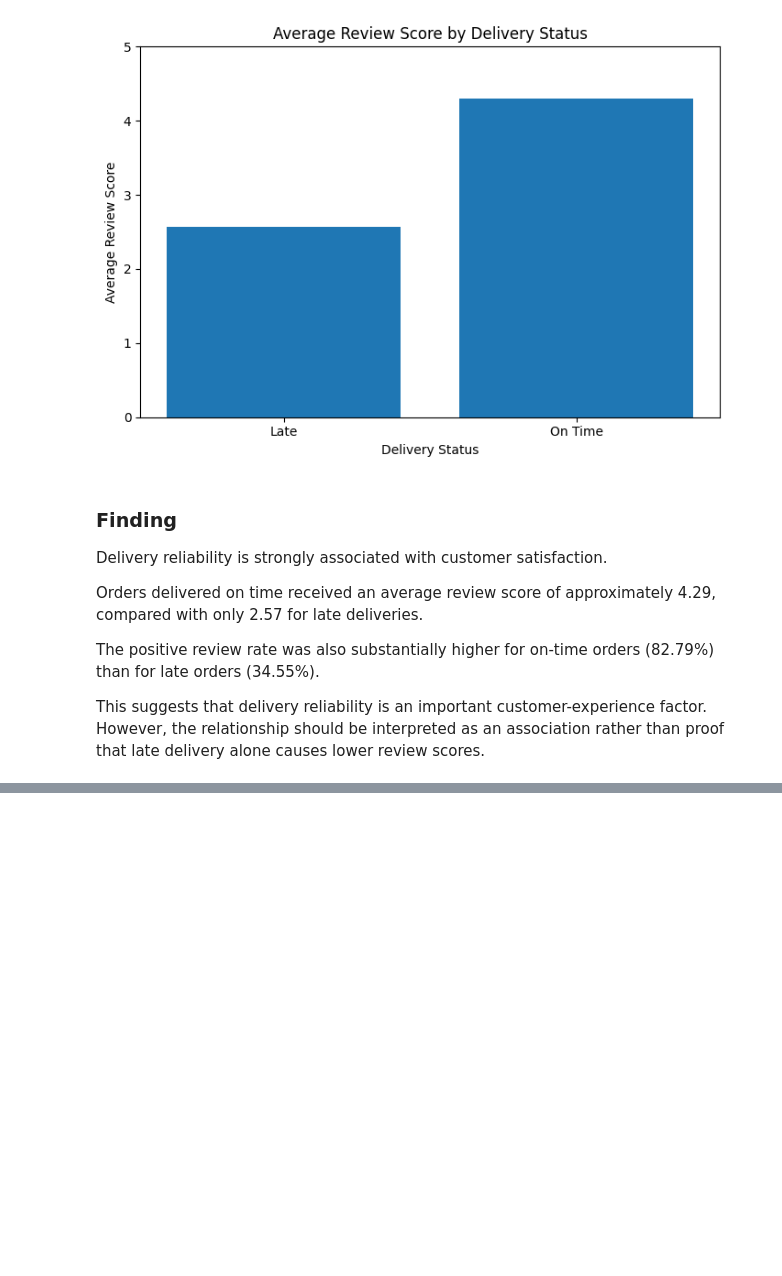
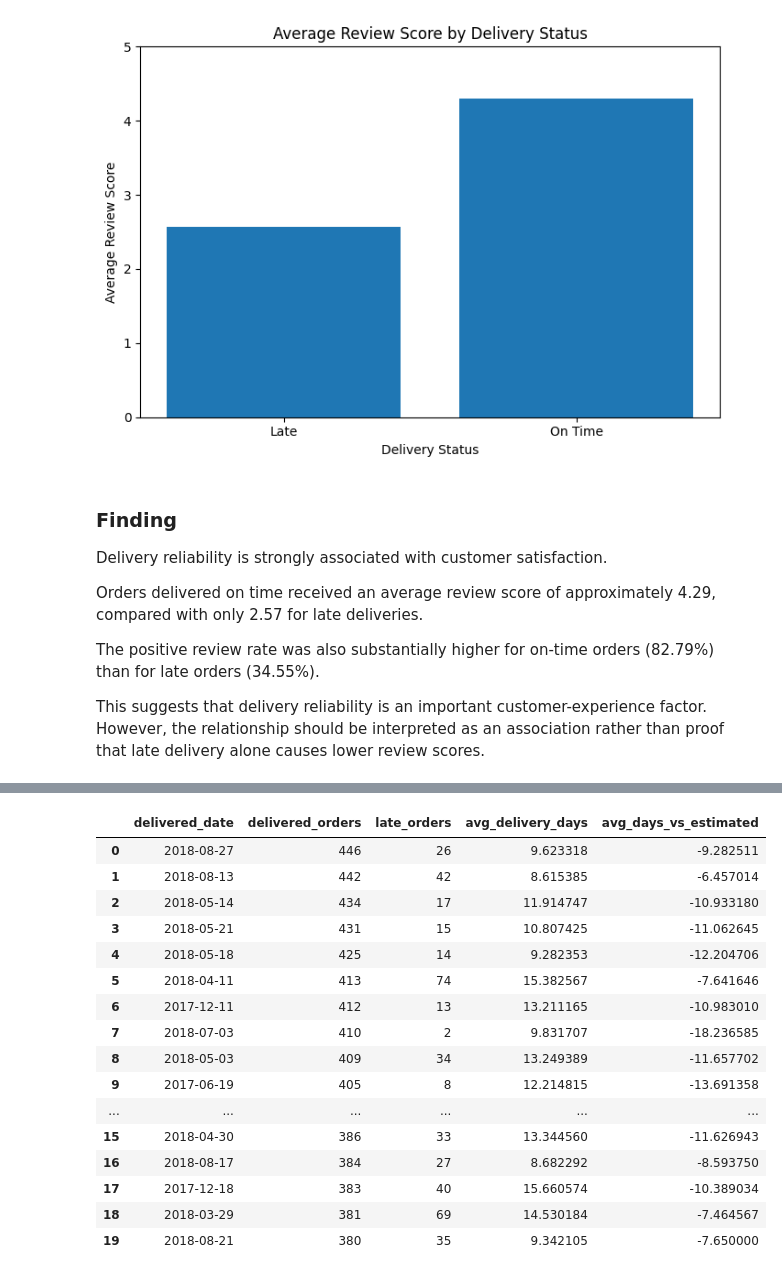
Before and after one commit to thangnguyennbk-sys/ecommerce-data-analytics, a Jupyter notebook: notebooks/01_python_eda.ipynb, the cells around one changed output, grey strips where cells are left out. Drawn from its saved outputs; the diff is of its cells as text; code cells hidden in the pictures; blank space fills up the shorter version.

Commit message:
Complte Outlier Analysis

```diff
--- a/notebooks/01_python_eda.ipynb
+++ b/notebooks/01_python_eda.ipynb
@@ -707,0 +1081,95 @@ rather than proof that late delivery alone causes lower review scores.
+# %%
+daily_delivery_query = """
+SELECT
+    CAST(order_delivered_customer_date AS DATE) AS delivered_date,
+    COUNT(*) AS delivered_orders,
+
+    SUM(
+        CASE
+            WHEN CAST(order_delivered_customer_date AS DATE)
+                 > CAST(order_estimated_delivery_date AS DATE)
+            THEN 1
+            ELSE 0
+        END
+    ) AS late_orders,
+
+    AVG(
+        CAST(
+            DATEDIFF(
+                DAY,
+                order_purchase_timestamp,
+                order_delivered_customer_date
+            ) AS FLOAT
+        )
+    ) AS avg_delivery_days,
+
+    AVG(
+        CAST(
+            DATEDIFF(
+                DAY,
+                order_estimated_delivery_date,
+                order_delivered_customer_date
+            ) AS FLOAT
+        )
+    ) AS avg_days_vs_estimated
+
+FROM dbo.orders
+WHERE order_status = 'delivered'
+  AND order_purchase_timestamp IS NOT NULL
+  AND order_estimated_delivery_date IS NOT NULL
+  AND order_delivered_customer_date IS NOT NULL
+
+GROUP BY CAST(order_delivered_customer_date AS DATE)
+ORDER BY delivered_orders DESC;
+"""
+
+conn = pyodbc.connect(conn_str)
+
+try:
+    delivered_by_day_df = pd.read_sql_query(
+        daily_delivery_query,
+        conn
+    )
+finally:
+    conn.close()
+
+delivered_by_day_df["delivered_date"] = pd.to_datetime(
+    delivered_by_day_df["delivered_date"]
+)
+
+# Show the dates with the highest number of delivered orders
+display(
+    delivered_by_day_df
+    .sort_values("delivered_orders", ascending=False)
+    .head(20)
+)
+
+# Inspect the suspicious dates identified in the outlier sample
+suspect_dates = pd.to_datetime([
+    "2017-09-19",
+    "2018-09-19"
+])
+
+display(
+    delivered_by_day_df[
+        delivered_by_day_df["delivered_date"].isin(suspect_dates)
+    ]
+)
+# %% [output]
+|  | delivered_date | delivered_orders | late_orders | avg_delivery_days | avg_days_vs_estimated |
+| 0 | 2018-08-27 | 446 | 26 | 9.623318 | -9.282511 |
+| 1 | 2018-08-13 | 442 | 42 | 8.615385 | -6.457014 |
+| 2 | 2018-05-14 | 434 | 17 | 11.914747 | -10.933180 |
+| 3 | 2018-05-21 | 431 | 15 | 10.807425 | -11.062645 |
+| 4 | 2018-05-18 | 425 | 14 | 9.282353 | -12.204706 |
+| 5 | 2018-04-11 | 413 | 74 | 15.382567 | -7.641646 |
+| 6 | 2017-12-11 | 412 | 13 | 13.211165 | -10.983010 |
+| 7 | 2018-07-03 | 410 | 2 | 9.831707 | -18.236585 |
+| 8 | 2018-05-03 | 409 | 34 | 13.249389 | -11.657702 |
+| 9 | 2017-06-19 | 405 | 8 | 12.214815 | -13.691358 |
+| ... | ... | ... | ... | ... | ... |
+| 15 | 2018-04-30 | 386 | 33 | 13.344560 | -11.626943 |
+| 16 | 2018-08-17 | 384 | 27 | 8.682292 | -8.593750 |
+| 17 | 2017-12-18 | 383 | 40 | 15.660574 | -10.389034 |
+| 18 | 2018-03-29 | 381 | 69 | 14.530184 | -7.464567 |
+| 19 | 2018-08-21 | 380 | 35 | 9.342105 | -7.650000 |
```
Also changed, not shown: parts of 13 cells of this notebook.
